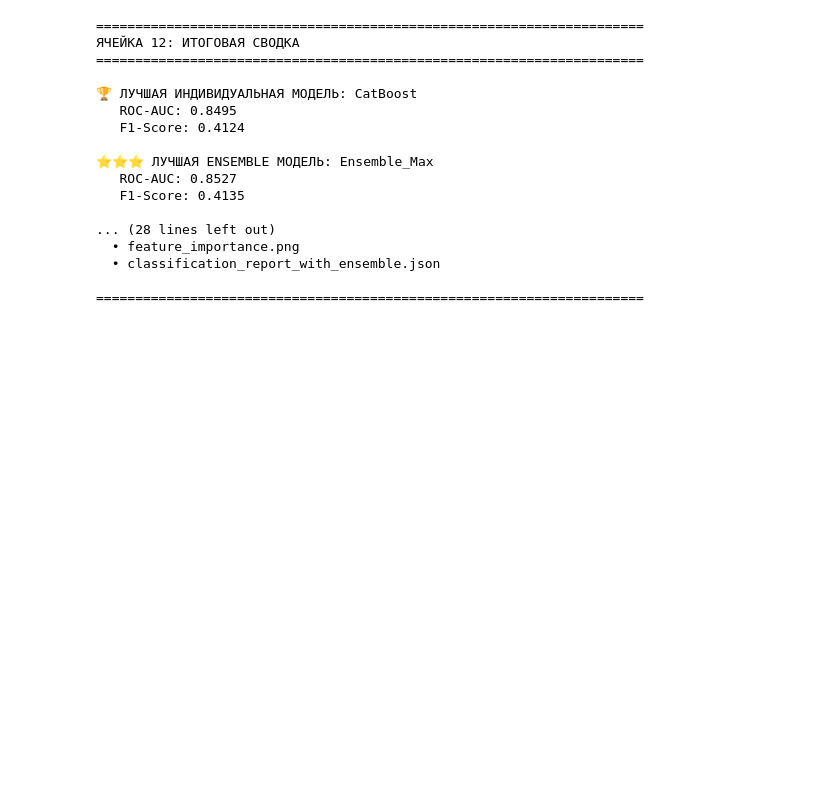
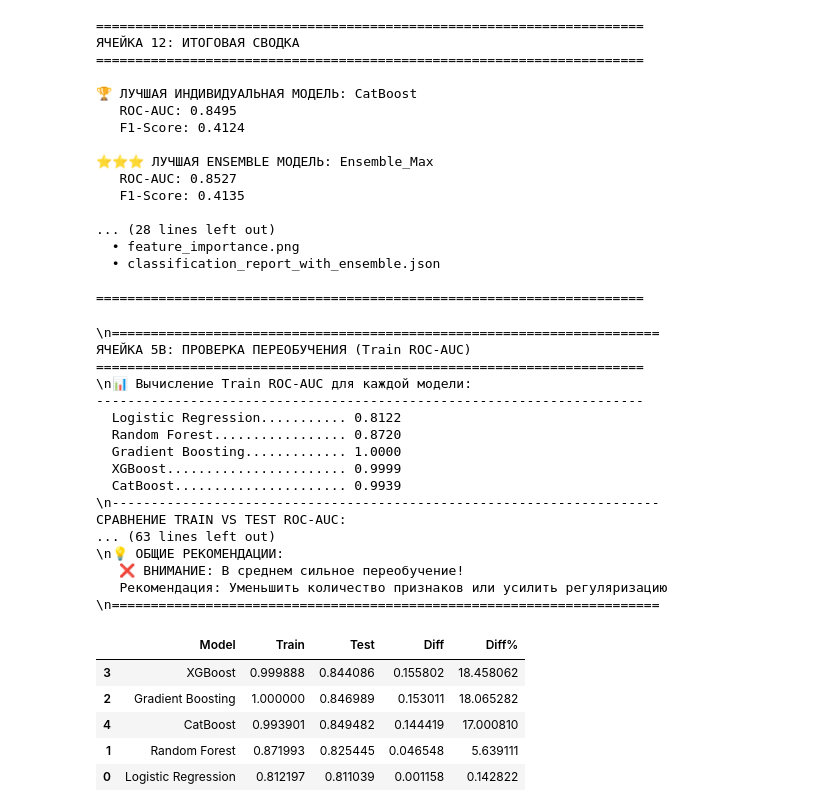
Before and after one commit to topskier/data_science, a Jupyter notebook: diploma_polytech/code/Classification.ipynb, the cells around one changed output. Drawn from its saved outputs; the diff is of its cells as text; code cells hidden in the pictures; blank space fills up the shorter version.

```diff
--- a/diploma_polytech/code/Classification.ipynb
+++ b/diploma_polytech/code/Classification.ipynb
@@ -1171,3 +1328,29 @@ cell_12_final_summary()
   • classification_report_with_ensemble.json
 
 ======================================================================
+# %%
+cell_5b_check_overfitting_train_scores()
+# %% [output]
+\n======================================================================
+ЯЧЕЙКА 5B: ПРОВЕРКА ПЕРЕОБУЧЕНИЯ (Train ROC-AUC)
+======================================================================
+\n📊 Вычисление Train ROC-AUC для каждой модели:
+----------------------------------------------------------------------
+  Logistic Regression........... 0.8122
+  Random Forest................. 0.8720
+  Gradient Boosting............. 1.0000
+  XGBoost....................... 0.9999
+  CatBoost...................... 0.9939
+\n----------------------------------------------------------------------
+СРАВНЕНИЕ TRAIN VS TEST ROC-AUC:
+... (63 lines left out)
+\n💡 ОБЩИЕ РЕКОМЕНДАЦИИ:
+   ❌ ВНИМАНИЕ: В среднем сильное переобучение!
+   Рекомендация: Уменьшить количество признаков или усилить регуляризацию
+\n======================================================================
+|  | Model | Train | Test | Diff | Diff% |
+| 3 | XGBoost | 0.999888 | 0.844086 | 0.155802 | 18.458062 |
+| 2 | Gradient Boosting | 1.000000 | 0.846989 | 0.153011 | 18.065282 |
+| 4 | CatBoost | 0.993901 | 0.849482 | 0.144419 | 17.000810 |
+| 1 | Random Forest | 0.871993 | 0.825445 | 0.046548 | 5.639111 |
+| 0 | Logistic Regression | 0.812197 | 0.811039 | 0.001158 | 0.142822 |
```
Also changed, not shown: parts of 1 cell of this notebook.
